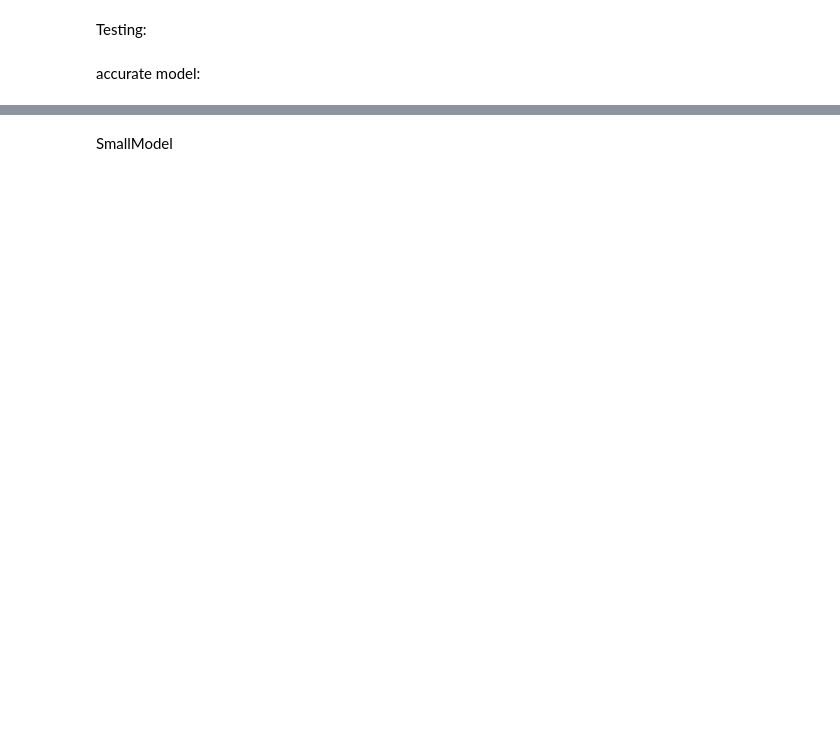
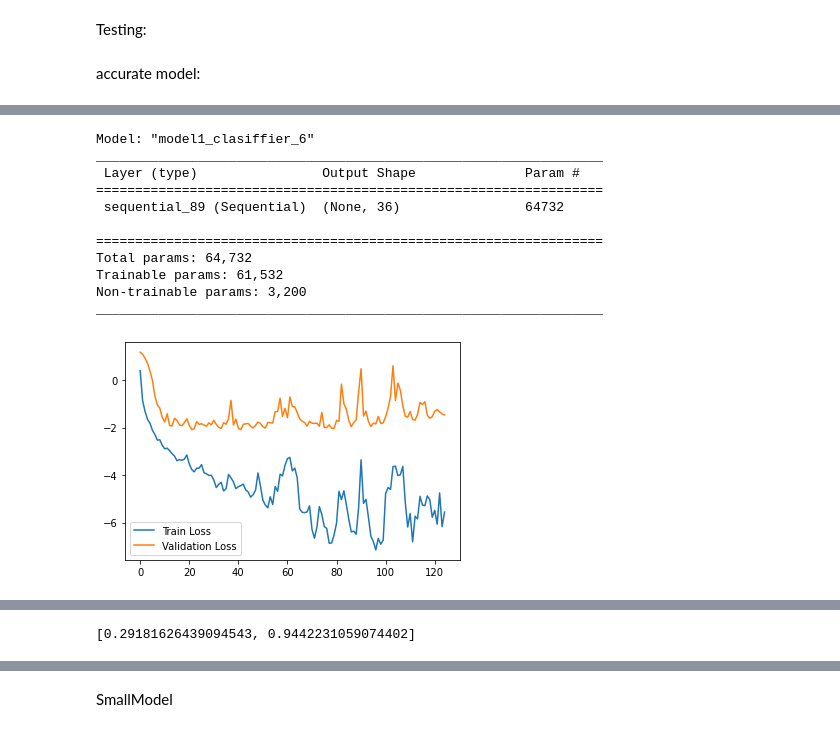
Before and after one commit to bugloader/ECE539-Hand-Gesture-Project, a Jupyter notebook: SingleChannelAttampt.ipynb, the cells around one changed output, grey strips where cells are left out. Cells and saved outputs as stored; diff of their text form; code cells hidden in the pictures; blank space fills up the shorter version.

```diff
--- a/SingleChannelAttampt.ipynb
+++ b/SingleChannelAttampt.ipynb
@@ -523,5 +512,5 @@ class Model1Clasiffier(keras.Model):
 
 model1 = Model1Clasiffier()
 model1.compile(optimizer='adam',loss='categorical_crossentropy',metrics=['accuracy'])
-history8 = model1.fit(X_trainTensor, Y_trainTensor, epochs=90,
+history8 = model1.fit(X_trainTensor, Y_trainTensor, epochs=125,
                           validation_data=(X_valTensor,Y_valTensor),shuffle=True)
@@ -528,6 +535,20 @@ history8 = model1.fit(X_trainTensor, Y_trainTensor, epochs=90,
 # %%
 model1.summary()
 pyplot.plot(np.log(history8.history['loss']), label='Train Loss')
 pyplot.plot(np.log(history8.history['val_loss']), label='Validation Loss')
 pyplot.legend()
 pyplot.show()
+model1.evaluate(X_test,y_test)
+# %% [output]
+Model: "model1_clasiffier_6"
+_________________________________________________________________
+ Layer (type)                Output Shape              Param #
+=================================================================
+ sequential_89 (Sequential)  (None, 36)                64732
+
+=================================================================
+Total params: 64,732
+Trainable params: 61,532
+Non-trainable params: 3,200
+_________________________________________________________________
+[figure, added]
@@ -534 +556,2 @@ pyplot.show()
+[0.29181626439094543, 0.9442231059074402]
 # %%
```
Also changed, not shown: parts of 18 cells of this notebook, 4 other files.
